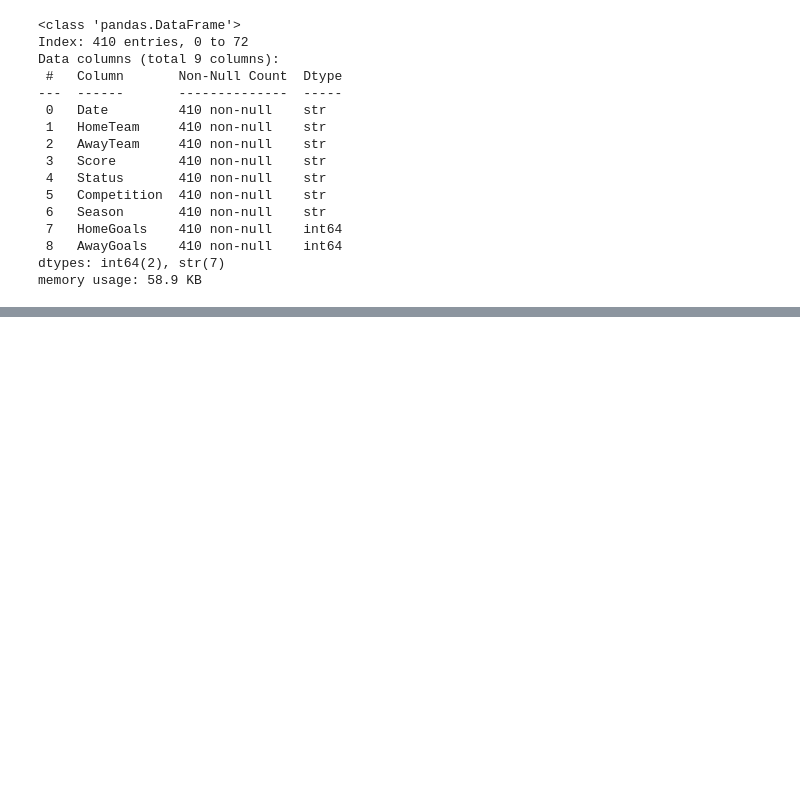
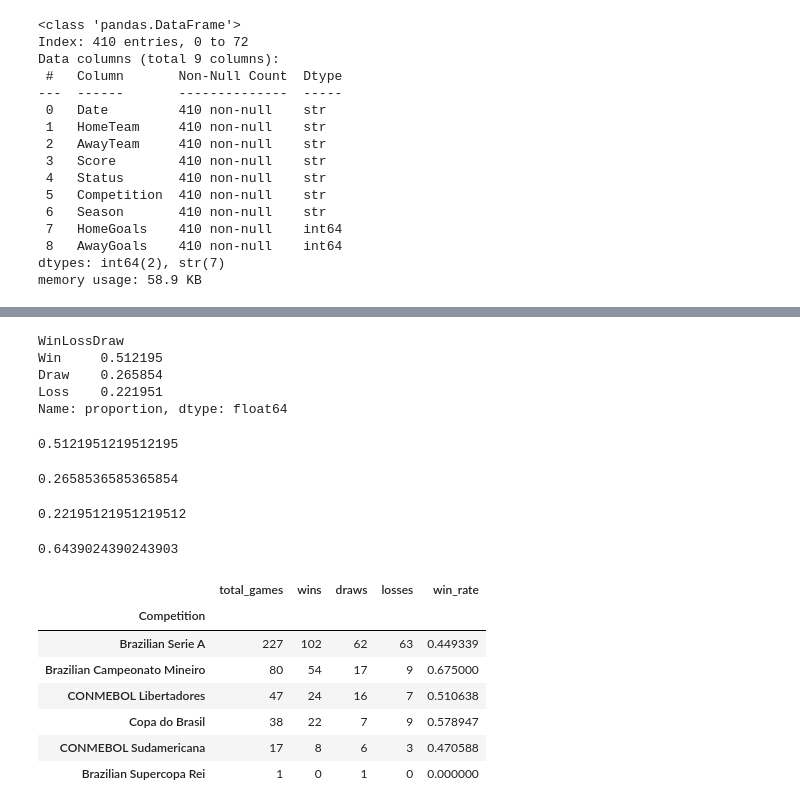
Before and after one commit to Frank-J1/atletico-mg-predictions, a Jupyter notebook: exploritory_analysis_and_cleaning.ipynb, the cells around one changed output, grey strips where cells are left out. Drawn from its saved outputs; the diff is of its cells as text; code cells hidden in the pictures; blank space fills up the shorter version.

Commit message:
Extarcted win rates for the team overall and for each of the competitions

```diff
--- a/exploritory_analysis_and_cleaning.ipynb
+++ b/exploritory_analysis_and_cleaning.ipynb
@@ -107,12 +108,13 @@ df.head()
 | 3 | Sat, Aug 22 | Internacional | Atlético-MG | 1 - 0 | FT | Brazilian Serie A | 2020-21 | 1 | 0 | False | ... |
 | 4 | Sat, Dec 12 | Athletico Paranaense | Atlético-MG | 0 - 1 | FT | Brazilian Serie A | 2020-21 | 0 | 1 | False | ... |
 # %%
-def get_result(row):
-    if row["GaloGoals"] > row["OppGoals"]: return "Win"
-    elif row["GaloGoals"] < row["OppGoals"]:return "Loss"
-    return "Draw"
+conditions = [
+    df["GaloGoals"] > df["OppGoals"],
+    df["GaloGoals"] < df["OppGoals"]
+]
+choices = ["Win", "Loss"]
 # %%
-df["WinLossDraw"] = df.apply(get_result, axis=1)
+df["WinLossDraw"] = np.select(conditions, choices, default="Draw")
 # %%
 df.head()
 # %% [output]
@@ -124,0 +132,51 @@ df.head()
+# %%
+print(result_pct)
+# %% [output]
+WinLossDraw
+Win     0.512195
+Draw    0.265854
+Loss    0.221951
+Name: proportion, dtype: float64
+# %%
+win_pct = result_pct.get('Win')
+print(win_pct)
+# %% [output]
+0.5121951219512195
+# %%
+draw_pct = result_pct.get('Draw')
+print(draw_pct)
+# %% [output]
+0.2658536585365854
+# %%
+loss_pct = result_pct.get('Loss')
+print(loss_pct)
+# %% [output]
+0.22195121951219512
+# %%
+#Win rate while Galo is at home
+home_games = df[df['IsHome']]
+home_win_pct = (home_games['WinLossDraw'] == 'Win').mean()
+print(home_win_pct)
+# %% [output]
+0.6439024390243903
+# %%
+#Calculating the win rate per competition
+comp_summary = (
+    df.groupby("Competition").agg(
+        total_games=("WinLossDraw", "count"),
+        wins=("WinLossDraw", lambda x: (x == "Win").sum()),
+        draws=("WinLossDraw", lambda x: (x == "Draw").sum()),
+        losses=("WinLossDraw", lambda x: (x == "Loss").sum()),
+        win_rate=("WinLossDraw", lambda x: (x == "Win").mean())
+    ).sort_values(by="total_games", ascending=False)
+)
+comp_summary[['total_games', 'wins', 'draws', 'losses', 'win_rate']]
+# %% [output]
+|  | total_games | wins | draws | losses | win_rate |
+| Competition |  |  |  |  |  |
+| Brazilian Serie A | 227 | 102 | 62 | 63 | 0.449339 |
+| Brazilian Campeonato Mineiro | 80 | 54 | 17 | 9 | 0.675000 |
+| CONMEBOL Libertadores | 47 | 24 | 16 | 7 | 0.510638 |
+| Copa do Brasil | 38 | 22 | 7 | 9 | 0.578947 |
+| CONMEBOL Sudamericana | 17 | 8 | 6 | 3 | 0.470588 |
+| Brazilian Supercopa Rei | 1 | 0 | 1 | 0 | 0.000000 |
```
Also changed, not shown: parts of 3 cells of this notebook.
